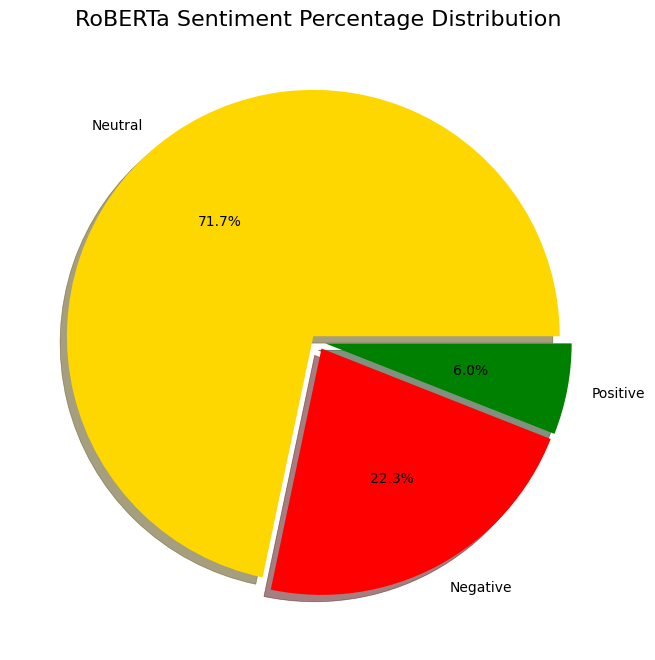
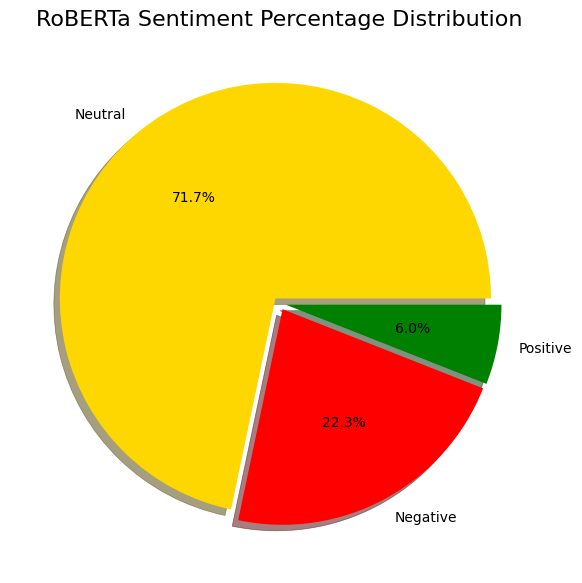
Code edit (unified diff) that turned the first committed figure into the second:
--- before
+++ after
@@ -1,5 +1,5 @@
 # Pie Chart
 
-plt.figure(figsize=(8,8))
+plt.figure(figsize=(7,7))
 
 plt.pie(

Commit: Finalized VADER and RoBERTa sentiment analysis models